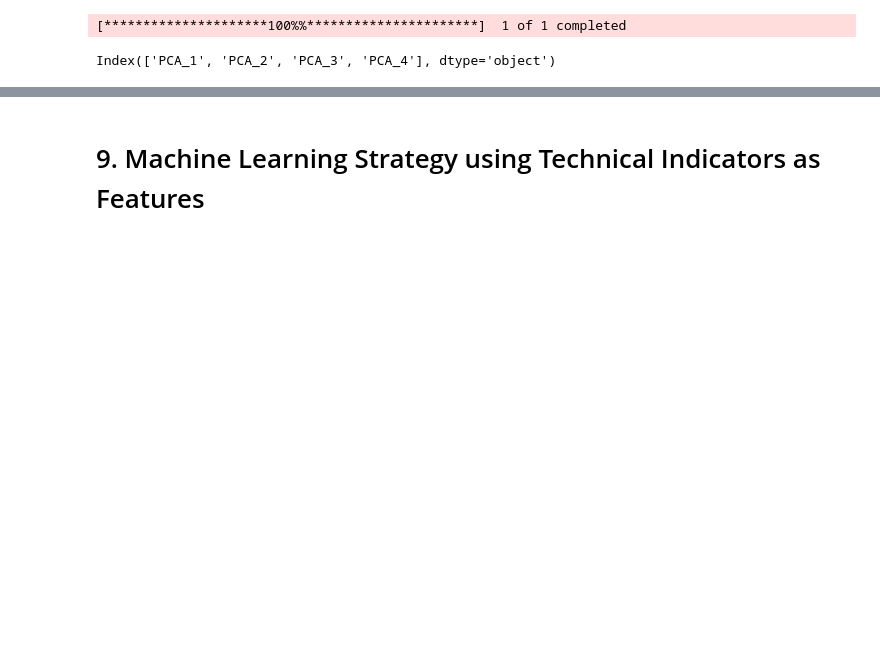
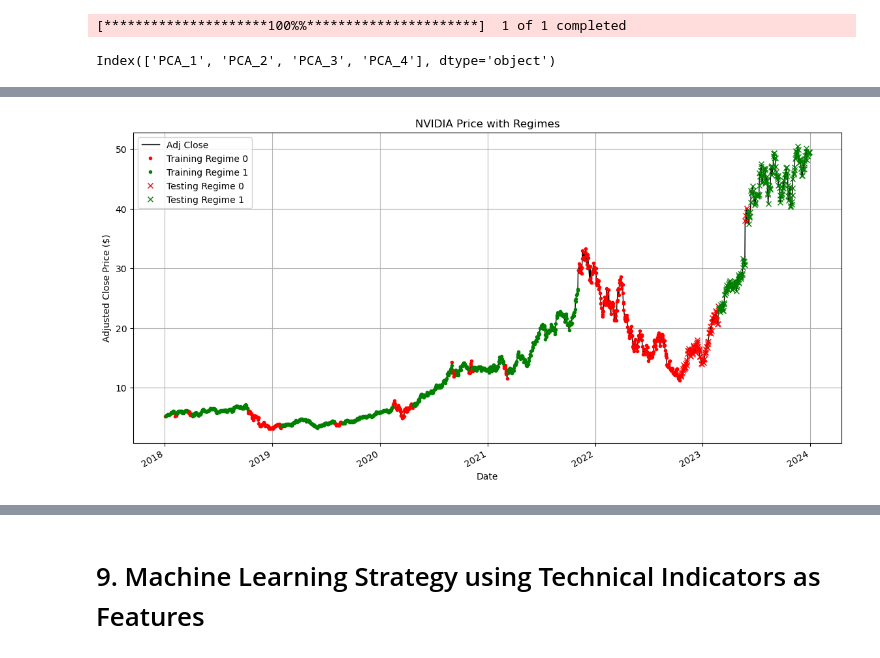
Before and after one commit to astronaut505/tradingtroll, a Jupyter notebook: buyorbye.ipynb, the cells around one changed output, grey strips where cells are left out. Saved outputs shown, nothing was run; the diff lists cells and outputs as text; code cells hidden in the pictures; blank space fills up the shorter version.

```diff
--- a/buyorbye.ipynb
+++ b/buyorbye.ipynb
@@ -430,0 +500,23 @@ Further steps could involve optimizing the signal generation parameters to reduc
+# %%
+# Plot stock price with regimes for training and testing sets
+fig, ax = plt.subplots(figsize=(14, 7))
+data['Adj Close'].plot(ax=ax, color='black', lw=1)
+regime_colors = {0: 'red', 1: 'green'}
+
+for regime in train_data['Regime'].unique():
+    mask = train_data['Regime'] == regime
+    ax.plot(train_data.index[mask], train_data['Adj Close'][mask], linestyle='None', marker='.', color=regime_colors[regime], label=f'Training Regime {regime}')
+
+for regime in test_data['Regime'].unique():
+    mask = test_data['Regime'] == regime
+    ax.plot(test_data.index[mask], test_data['Adj Close'][mask], linestyle='None', marker='x', color=regime_colors[regime], label=f'Testing Regime {regime}')
+
+ax.set_title('NVIDIA Price with Regimes')
+ax.set_xlabel('Date')
+ax.set_ylabel('Adjusted Close Price ($)')
+ax.legend()
+plt.grid()
+plt.savefig('OutputHMM/stock_price_with_regimes.png')
+plt.show()
+# %% [output]
+[figure, added]
```
Also changed, not shown: parts of 20 cells of this notebook, 4 other files.
